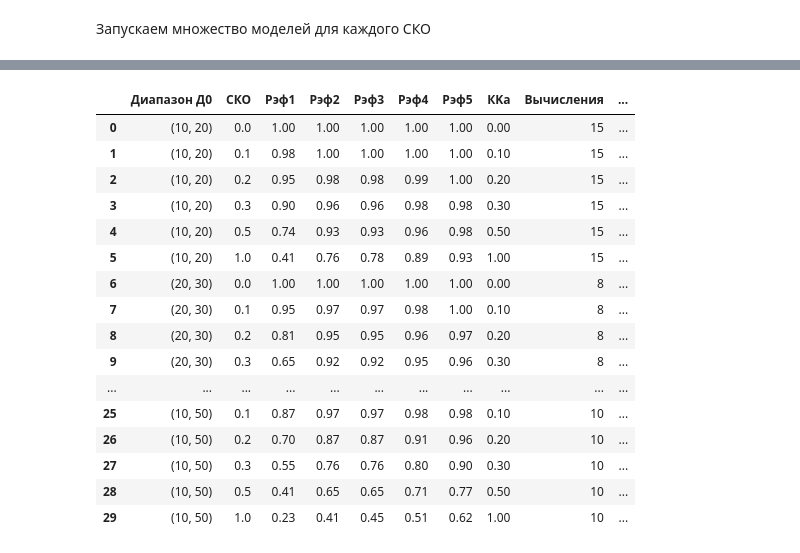
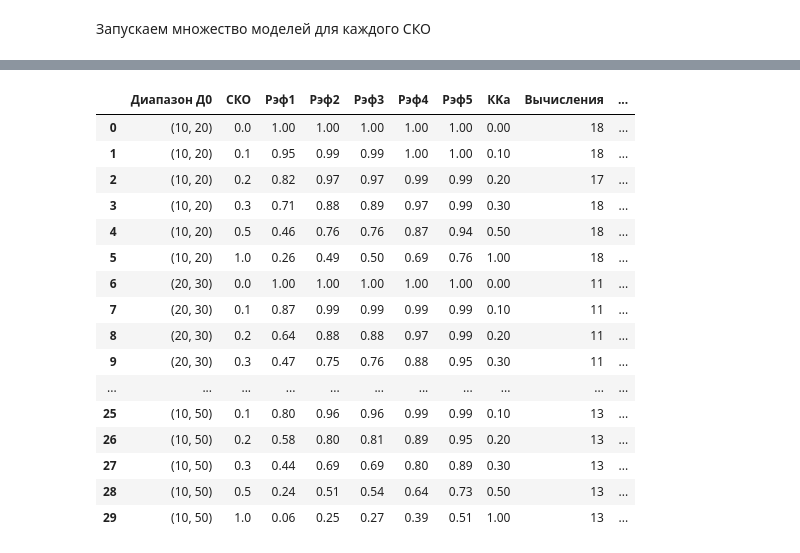
Before and after one commit to orl1k/mle-in-bearing-only-estimation, a Jupyter notebook: work/work7.ipynb, the cells around one changed output, grey strips where cells are left out. Cells and saved outputs as stored; diff of their text form; code cells hidden in the pictures.

```diff
--- a/work/work7.ipynb
+++ b/work/work7.ipynb
@@ -16,13 +16,13 @@ from functools import partial
 # %%
 print("Время последнего моделирования:", datetime.now().strftime("%d/%m/%Y %H:%M\n"))
 
-observer_x, observer_y, observer_course, observer_velocity = 0.0, 0.0, 0.0, 6.0
-observer = Object('Наблюдатель', observer_x, observer_y, observer_course,
+observer_x, observer_y, observer_course, observer_velocity = 0.0, 0.0, 0.0, 3.0
+observer = Observer(observer_x, observer_y, observer_course,
                 observer_velocity, verbose=True)
 
 observer.forward_movement(2 * 60)
-observer.change_course(270, 'left', omega=0.9)
+observer.change_course(270, 'left', omega=0.5)
 observer.forward_movement(3 * 60)
-observer.change_course(90, 'right', omega=0.9)
+observer.change_course(90, 'right', omega=0.5)
 observer.forward_movement(2 * 60)
 # %% [output]
@@ -69,10 +71,13 @@ for d_range in d_ranges:
     for std in std_arr:
         f = partial(target_func, *d_range)
         model.noise_std = np.radians(std)
-        alg = Algorithms(model)
-        dict_results = alg.swarm(algorithm_name='ММП', n=100, target_func=f, p0=p0, seeded=True)
-        df = get_df(dict_results)
-        # df.to_excel('../tests/test7/' 'Траектория 5, ' + str(d_range) + ', ' + str(std) + '.xlsx', index=False)
+        swarm = Swarm(model)
+        swarm.set_algorithm('ММП')
+        swarm.set_target_func(f)
+        swarm.set_initial(p0)
+        r = swarm.run()
+        df = swarm.get_df(r)
+        df.to_excel('../tests/test7/' '2г, ' + str(d_range) + ', ' + str(std) + '.xlsx', index=False)
         res = pd.DataFrame({'СКО': [std], 'Диапазон Д0': [d_range]})
         for i in range(5):
             res['Рэф' + str(i + 1)] = [df['Успех'].apply(lambda x: x[i]).mean(axis=0)]
@@ -89,33 +93,33 @@ result_df.reset_index(drop=True, inplace=True)
 # %%
 display_df = result_df.copy()
 precisions = {
                 'КKa' : '{0:.2f}',
                 'Вычисления' : '{0:.0f}',
                 'Вычисления макс': '{0:.0f}',
                 'Итерации' : '{0:.0f}',
                 'Итерации макс' : '{0:.0f}',
                 'Время' : '{0:.4f}',
                 'Время макс' : '{0:.4f}',
             }
 for col, precision in precisions.items():
     display_df[col] = display_df[col].apply(lambda x: precision.format(x))
-# df_to_docx(display_df, f'../tests/test7/Сводная таблица 5.docx')
+df_to_docx(display_df, f'../tests/test7/Сводная таблица 2г.docx')
 display_df
 # %% [output]
 |  | Диапазон Д0 | СКО | Рэф1 | Рэф2 | Рэф3 | Рэф4 | Рэф5 | КKa | Вычисления | ... |
-| 0 | (10, 20) | 0.0 | 1.00 | 1.00 | 1.00 | 1.00 | 1.00 | 0.00 | 15 | ... |
-| 1 | (10, 20) | 0.1 | 0.98 | 1.00 | 1.00 | 1.00 | 1.00 | 0.10 | 15 | ... |
-| 2 | (10, 20) | 0.2 | 0.95 | 0.98 | 0.98 | 0.99 | 1.00 | 0.20 | 15 | ... |
-| 3 | (10, 20) | 0.3 | 0.90 | 0.96 | 0.96 | 0.98 | 0.98 | 0.30 | 15 | ... |
-| 4 | (10, 20) | 0.5 | 0.74 | 0.93 | 0.93 | 0.96 | 0.98 | 0.50 | 15 | ... |
-| 5 | (10, 20) | 1.0 | 0.41 | 0.76 | 0.78 | 0.89 | 0.93 | 1.00 | 15 | ... |
-| 6 | (20, 30) | 0.0 | 1.00 | 1.00 | 1.00 | 1.00 | 1.00 | 0.00 | 8 | ... |
-| 7 | (20, 30) | 0.1 | 0.95 | 0.97 | 0.97 | 0.98 | 1.00 | 0.10 | 8 | ... |
-| 8 | (20, 30) | 0.2 | 0.81 | 0.95 | 0.95 | 0.96 | 0.97 | 0.20 | 8 | ... |
-| 9 | (20, 30) | 0.3 | 0.65 | 0.92 | 0.92 | 0.95 | 0.96 | 0.30 | 8 | ... |
+| 0 | (10, 20) | 0.0 | 1.00 | 1.00 | 1.00 | 1.00 | 1.00 | 0.00 | 18 | ... |
+| 1 | (10, 20) | 0.1 | 0.95 | 0.99 | 0.99 | 1.00 | 1.00 | 0.10 | 18 | ... |
+| 2 | (10, 20) | 0.2 | 0.82 | 0.97 | 0.97 | 0.99 | 0.99 | 0.20 | 17 | ... |
+| 3 | (10, 20) | 0.3 | 0.71 | 0.88 | 0.89 | 0.97 | 0.99 | 0.30 | 18 | ... |
+| 4 | (10, 20) | 0.5 | 0.46 | 0.76 | 0.76 | 0.87 | 0.94 | 0.50 | 18 | ... |
+| 5 | (10, 20) | 1.0 | 0.26 | 0.49 | 0.50 | 0.69 | 0.76 | 1.00 | 18 | ... |
+| 6 | (20, 30) | 0.0 | 1.00 | 1.00 | 1.00 | 1.00 | 1.00 | 0.00 | 11 | ... |
+| 7 | (20, 30) | 0.1 | 0.87 | 0.99 | 0.99 | 0.99 | 0.99 | 0.10 | 11 | ... |
+| 8 | (20, 30) | 0.2 | 0.64 | 0.88 | 0.88 | 0.97 | 0.99 | 0.20 | 11 | ... |
+| 9 | (20, 30) | 0.3 | 0.47 | 0.75 | 0.76 | 0.88 | 0.95 | 0.30 | 11 | ... |
 | ... | ... | ... | ... | ... | ... | ... | ... | ... | ... | ... |
-| 25 | (10, 50) | 0.1 | 0.87 | 0.97 | 0.97 | 0.98 | 0.98 | 0.10 | 10 | ... |
-| 26 | (10, 50) | 0.2 | 0.70 | 0.87 | 0.87 | 0.91 | 0.96 | 0.20 | 10 | ... |
-| 27 | (10, 50) | 0.3 | 0.55 | 0.76 | 0.76 | 0.80 | 0.90 | 0.30 | 10 | ... |
-| 28 | (10, 50) | 0.5 | 0.41 | 0.65 | 0.65 | 0.71 | 0.77 | 0.50 | 10 | ... |
-| 29 | (10, 50) | 1.0 | 0.23 | 0.41 | 0.45 | 0.51 | 0.62 | 1.00 | 10 | ... |
+| 25 | (10, 50) | 0.1 | 0.80 | 0.96 | 0.96 | 0.99 | 0.99 | 0.10 | 13 | ... |
+| 26 | (10, 50) | 0.2 | 0.58 | 0.80 | 0.81 | 0.89 | 0.95 | 0.20 | 13 | ... |
+| 27 | (10, 50) | 0.3 | 0.44 | 0.69 | 0.69 | 0.80 | 0.89 | 0.30 | 13 | ... |
+| 28 | (10, 50) | 0.5 | 0.24 | 0.51 | 0.54 | 0.64 | 0.73 | 0.50 | 13 | ... |
+| 29 | (10, 50) | 1.0 | 0.06 | 0.25 | 0.27 | 0.39 | 0.51 | 1.00 | 13 | ... |
```
Also changed, not shown: parts of 6 cells of this notebook, 8 other files.
